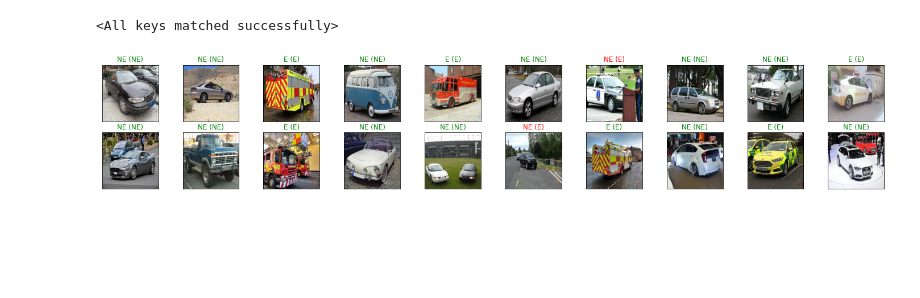
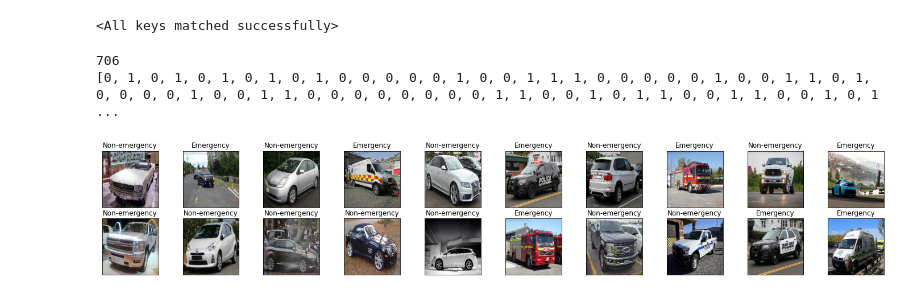
Before and after one commit to sumanyurosha/hackathons, a Jupyter notebook: AnalyticsVidya/JanataHackathon.ipynb, the cells around one changed output. Saved outputs shown, nothing was run; the diff lists cells and outputs as text; code cells hidden in the pictures; blank space fills up the shorter version.

```diff
--- a/AnalyticsVidya/JanataHackathon.ipynb
+++ b/AnalyticsVidya/JanataHackathon.ipynb
@@ -59,13 +61,21 @@ valid_size = 0.2
 test_size = 0.2
 
 image_dir = "/content/drive/My Drive/Resources/Dataset/janata-hackathon/images"
-csv_file = "/content/drive/My Drive/Resources/Dataset/janata-hackathon/train.csv"
+train_csv_file = "/content/drive/My Drive/Resources/Dataset/janata-hackathon/train.csv"
+test_csv_file = "/content/drive/My Drive/Resources/Dataset/janata-hackathon/test_vc2kHdQ.csv"
 
-data_transform = transforms.Compose([transforms.ToTensor(),
+train_transform = transforms.Compose([transforms.ToTensor(),
                                      transforms.Normalize((0.5, 0.5, 0.5),
                                                           (0.5, 0.5, 0.5))])
 
-train_dataset = VehicleDataset(csv_file, image_dir, data_transform)
+test_transform = transforms.Compose([transforms.ToTensor(),
+                                     transforms.Normalize((0.5, 0.5, 0.5),
+                                                          (0.5, 0.5, 0.5))])
+
+train_dataset = VehicleDataset(train_csv_file, image_dir, train_transform,
+                               train=True)
+test_dataset = VehicleDataset(test_csv_file, image_dir, test_transform,
+                              train=False)
 
 # obtain training indices that will be used for validation
 num_train = len(train_dataset)
@@ -83,6 +93,7 @@ train_loader = torch.utils.data.DataLoader(train_dataset, batch_size=batch_size,
     sampler=train_sampler)
 valid_loader = torch.utils.data.DataLoader(train_dataset, batch_size=batch_size,
     sampler=valid_sampler)
+test_loader = torch.utils.data.DataLoader(test_dataset, batch_size=batch_size)
 # %%
 import matplotlib.pyplot as plt
 %matplotlib inline
@@ -131,3 +142,10 @@ VGG(
     (6): Linear(in_features=4096, out_features=1000, bias=True)
   )
 )
+# %%
+train_on_gpu = torch.cuda.is_available()
+
+if train_on_gpu:
+    print("GPU is available!")
+else:
+    print("GPU is not available!")
@@ -142,7 +162,7 @@ model.classifier[6].out_features = len(classes)
 # reviewing the changes
 print(model.classifier)
 
-if torch.cuda.is_available():
+if train_on_gpu:
     model = model.cuda()
 # %% [output]
 Sequential(
@@ -176,7 +196,7 @@ for epoch in range(epochs):
     model.train()
     for images, labels in train_loader:
         # sending the tensors to cuda if gpu is available
-        if torch.cuda.is_available():
+        if train_on_gpu:
             images, labels = images.cuda(), labels.cuda()
 
         # clearing the accumulated gradients
@@ -197,7 +217,7 @@ for epoch in range(epochs):
     model.eval()
     for images, labels in valid_loader:
         # sending the tensors to CUDA if GPU is available
-        if torch.cuda.is_available():
+        if train_on_gpu:
             images, labels = images.cuda(), labels.cuda()
 
         # predicting the outcomes
@@ -249,30 +283,34 @@ model.load_state_dict(torch.load('model.pt'))
+# %%
+print(len(test_results))
+print(test_results)
+# %% [output]
+706
+[0, 1, 0, 1, 0, 1, 0, 1, 0, 1, 0, 0, 0, 0, 0, 1, 0, 0, 1, 1, 1, 0, 0, 0, 0, 0, 1, 0, 0, 1, 1, 0, 1, 0, 0, 0, 0, 1, 0, 0, 1, 1, 0, 0, 0, 0, 0, 0, 0, 0, 1, 1, 0, 0, 1, 0, 1, 1, 0, 0, 1, 1, 0, 0, 1, 0, 1 ...
 # %%
-classes = ['NE', 'E']
 # obtain one batch of test images
-dataiter = iter(valid_loader)
-images, labels = dataiter.next()
+dataiter = iter(test_loader)
+images = dataiter.next()
 images.numpy()
 
 # move model inputs to cuda, if GPU available
-if torch.cuda.is_available():
+if train_on_gpu:
     images = images.cuda()
 
 # get sample outputs
 output = model(images)
 # convert output probabilities to predicted class
 _, preds_tensor = torch.max(output, 1)
-preds = np.squeeze(preds_tensor.numpy()) if not torch.cuda.is_available() else np.squeeze(preds_tensor.cpu().numpy())
+preds = np.squeeze(preds_tensor.numpy()) if not train_on_gpu else np.squeeze(preds_tensor.cpu().numpy())
 
 # plot the images in the batch, along with predicted and true labels
 fig = plt.figure(figsize=(25, 4))
 
 #saving images to CPU to avoid errors
 images = images.cpu()
 
 for idx in np.arange(20):
     ax = fig.add_subplot(2, 20/2, idx+1, xticks=[], yticks=[])
     imshow(images[idx])
-    ax.set_title("{} ({})".format(classes[preds[idx]], classes[labels[idx]]),
-                 color=("green" if preds[idx]==labels[idx].item() else "red"))
+    ax.set_title("{}".format(classes[preds[idx]]))
 # %% [output]
-[figure, old version]
+[figure, new version]
```
Also changed, not shown: parts of 6 cells of this notebook.
